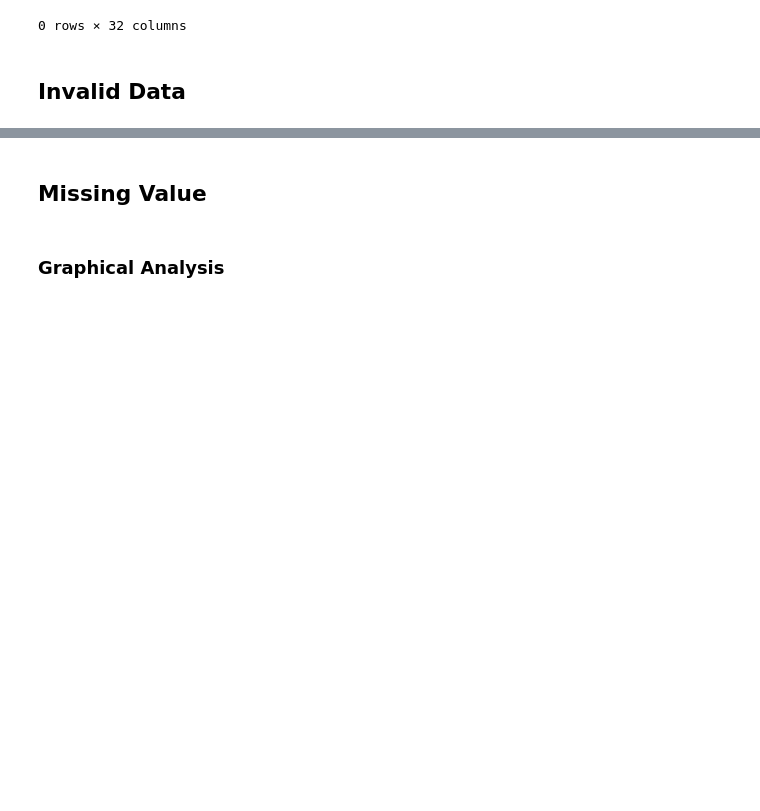
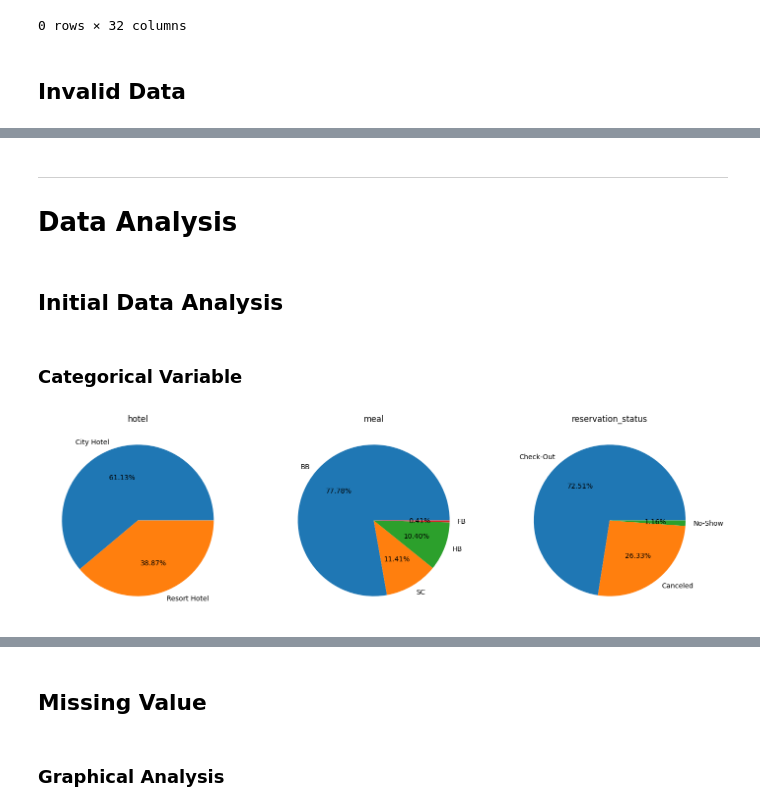
Before and after one commit to garudapaksi-yusuf/Hotel_Booking_Demand, a Jupyter notebook: Hotel_Bookings.ipynb, the cells around one changed output, grey strips where cells are left out. Cells and saved outputs as stored; diff of their text form; code cells hidden in the pictures; blank space fills up the shorter version.

```diff
--- a/Hotel_Bookings.ipynb
+++ b/Hotel_Bookings.ipynb
@@ -488,0 +296,30 @@ phik_matrix(df=phik_matrix_columns_dropped, interval_cols='is_canceled', dropna=
+# %% [markdown]
+---
+
+# **Data Analysis**
+# %% [markdown]
+## Initial Data Analysis
+# %% [markdown]
+### Categorical Variable
+# %%
+# Setting figure size in inches
+plt.figure(figsize=(17.5, 5))
+
+# Plotting pie charts
+plt.subplot(1, 3, 1) # Adding pie chart into subplot figure
+plt.title(label='hotel') # Setting chart title
+plt.pie(x=df.hotel.value_counts(), # Showing counts of observations
+        labels=df.hotel.value_counts().index, # Adding labels to chart
+        autopct='%.2f%%') # Adding percentage values to chart
+
+plt.subplot(1, 3, 2)
+plt.title(label='meal')
+plt.pie(x=df.meal.value_counts(), labels=df.meal.value_counts().index, autopct='%.2f%%')
+
+plt.subplot(1, 3, 3)
+plt.title(label='reservation_status')
+plt.pie(x=df.reservation_status.value_counts(), labels=df.reservation_status.value_counts().index, autopct='%.2f%%')
+
+plt.show() # Displaying chart
+# %% [output]
+[figure, added]
```
Also changed, not shown: parts of 58 cells of this notebook.
